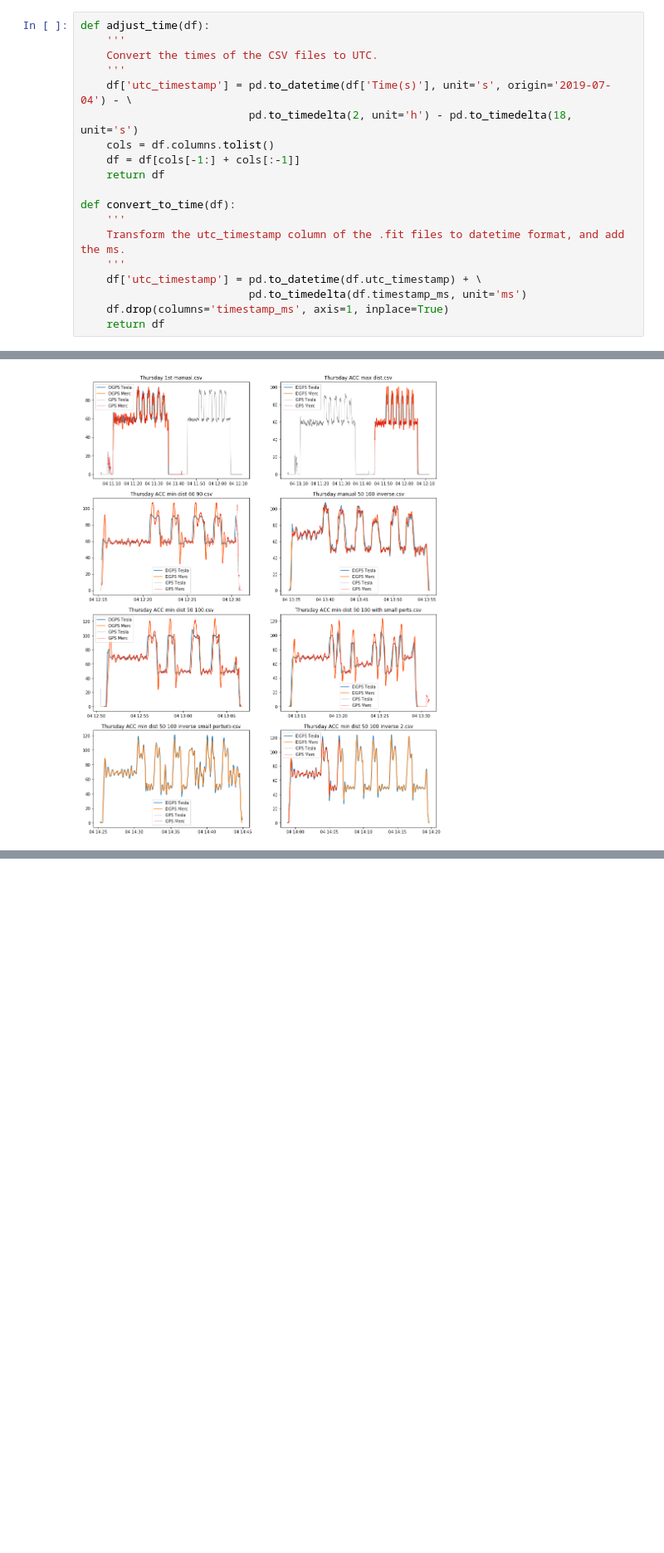
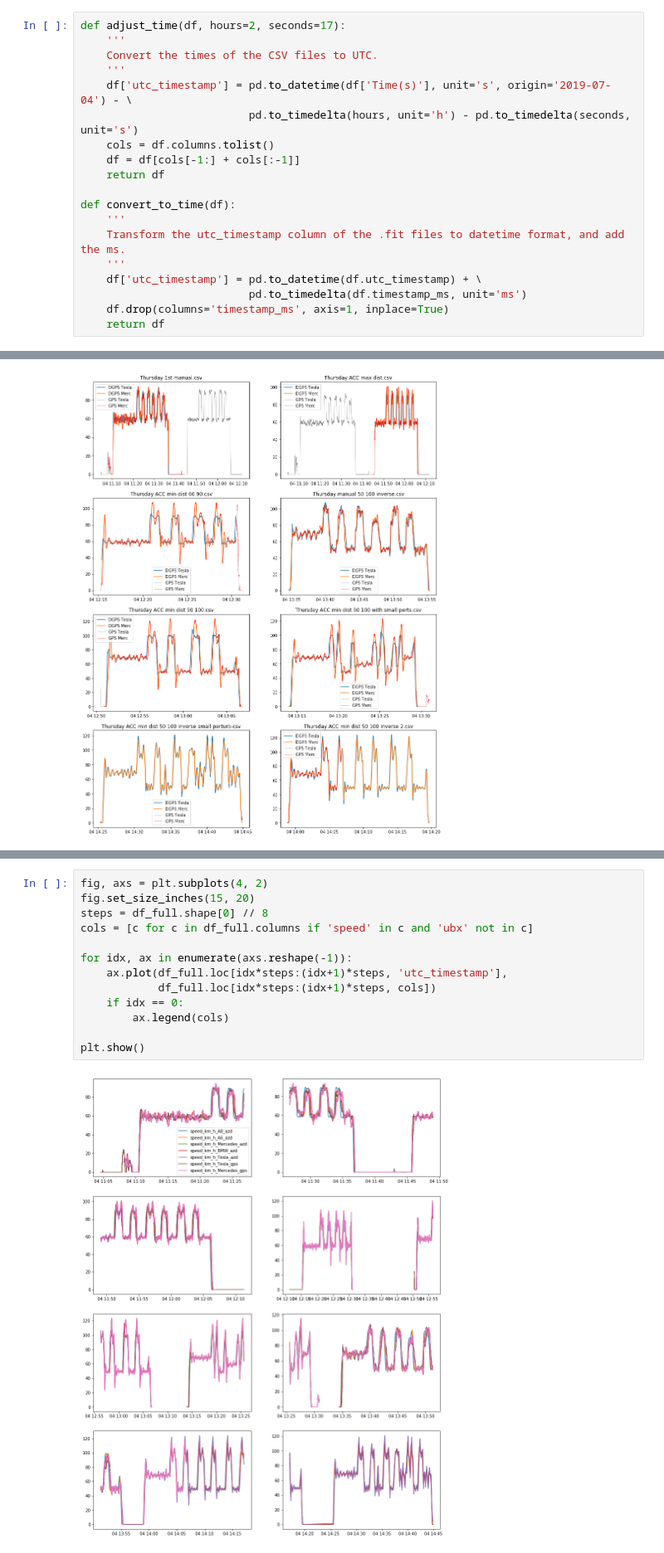
Before and after one commit to iipr/deep-auto-pi, a Jupyter notebook: notebooks/data-synchronization.ipynb, the cells around one changed output, grey strips where cells are left out. Shown at 83% size. Saved outputs shown, nothing was run; the diff lists cells and outputs as text; blank space fills up the shorter version.

```diff
--- a/notebooks/data-synchronization.ipynb
+++ b/notebooks/data-synchronization.ipynb
@@ -559,12 +559,12 @@ merc_blacklist = ['2019-07-04-13-01-37.csv',
 dgps_blacklist = [] #['Thursday ACC max dist.csv',
                     # 'Thursday 1st manual.csv']
 # %%
-def adjust_time(df):
+def adjust_time(df, hours=2, seconds=17):
     '''
     Convert the times of the CSV files to UTC.
     '''
     df['utc_timestamp'] = pd.to_datetime(df['Time(s)'], unit='s', origin='2019-07-04') - \
-                          pd.to_timedelta(2, unit='h') - pd.to_timedelta(18, unit='s')
+                          pd.to_timedelta(hours, unit='h') - pd.to_timedelta(seconds, unit='s')
     cols = df.columns.tolist()
     df = df[cols[-1:] + cols[:-1]]
     return df
@@ -697,0 +856,15 @@ plt.show()
+# %%
+fig, axs = plt.subplots(4, 2)
+fig.set_size_inches(15, 20)
+steps = df_full.shape[0] // 8
+cols = [c for c in df_full.columns if 'speed' in c and 'ubx' not in c]
+
+for idx, ax in enumerate(axs.reshape(-1)):
+    ax.plot(df_full.loc[idx*steps:(idx+1)*steps, 'utc_timestamp'],
+            df_full.loc[idx*steps:(idx+1)*steps, cols])
+    if idx == 0:
+        ax.legend(cols)
+
+plt.show()
+# %% [output]
+[figure, added]
```
Also changed, not shown: parts of 19 cells of this notebook.
